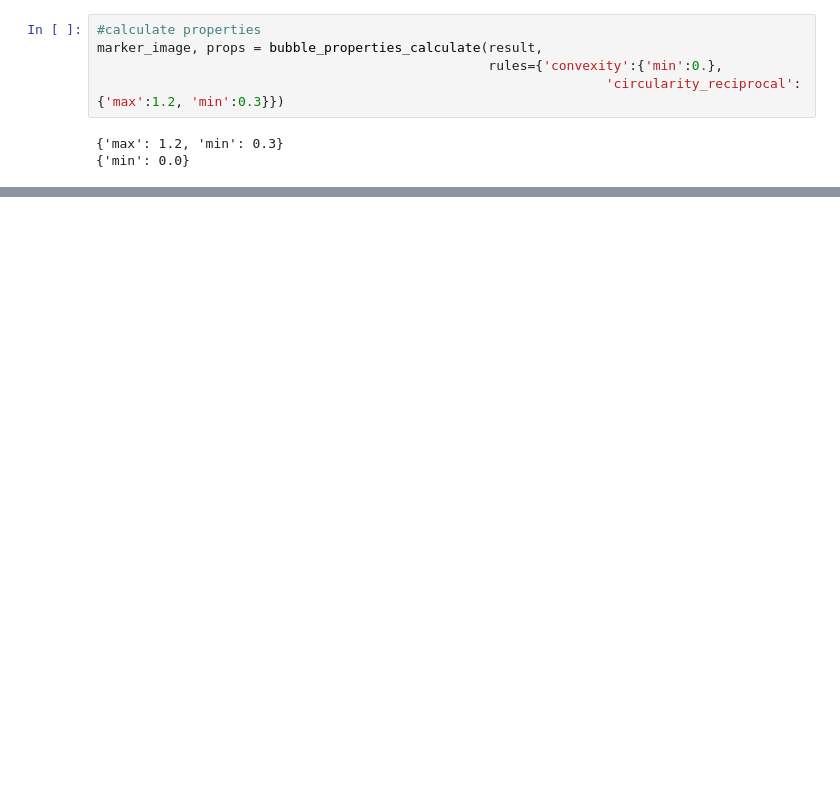
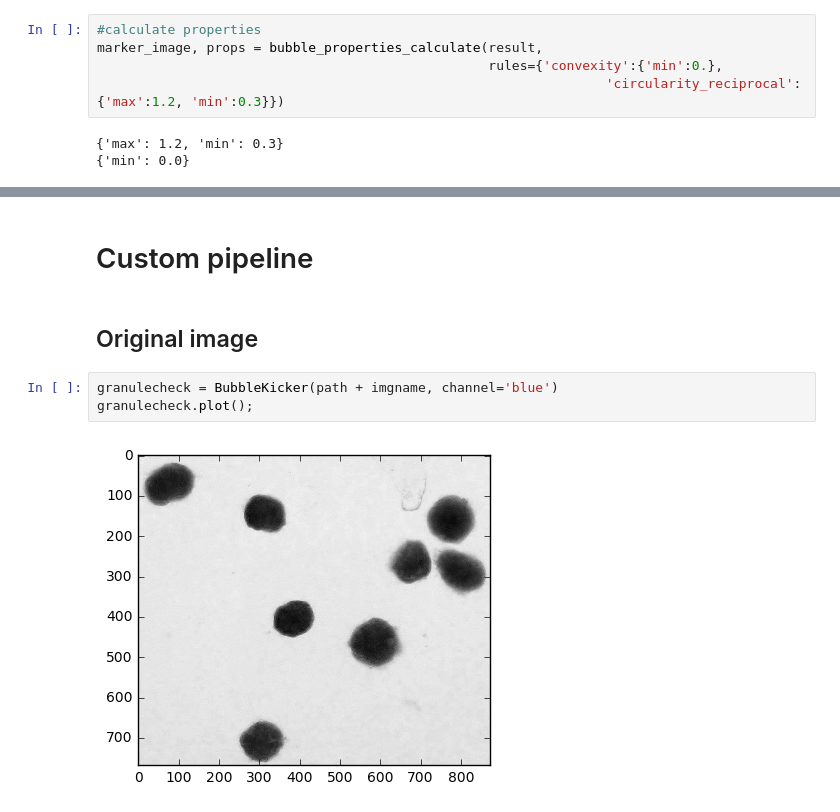
Before and after one commit to serenafalcioni/shared_nbks, a Jupyter notebook: bubblekicker_img_processing.ipynb, the cells around one changed output, grey strips where cells are left out. Cells and saved outputs as stored; diff of their text form; blank space fills up the shorter version.

```diff
--- a/bubblekicker_img_processing.ipynb
+++ b/bubblekicker_img_processing.ipynb
@@ -123,0 +125,9 @@ plt.imshow(marker_image)
+# %% [markdown]
+# Custom pipeline
+# %% [markdown]
+## Original image
+# %%
+granulecheck = BubbleKicker(path + imgname, channel='blue')
+granulecheck.plot();
+# %% [output]
+[figure, added]
```
Also changed, not shown: parts of 19 cells of this notebook.
